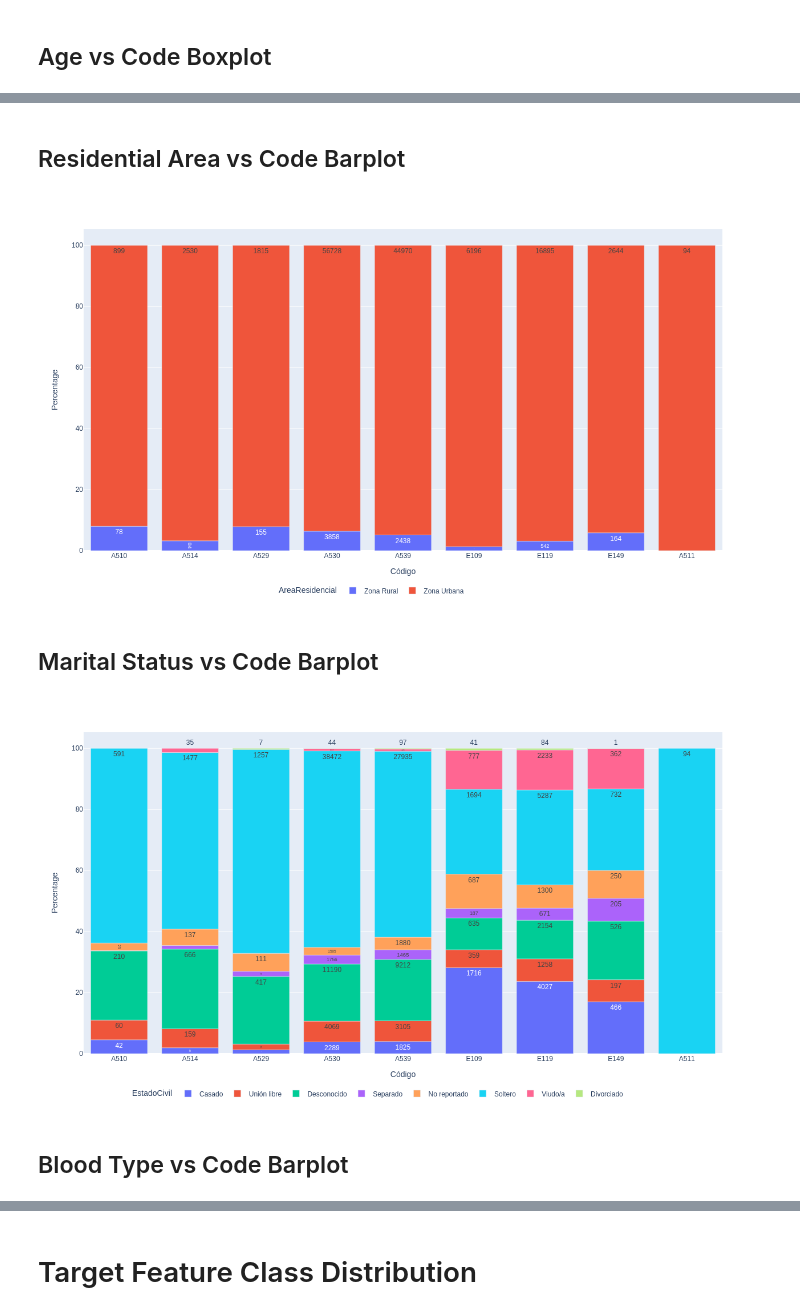
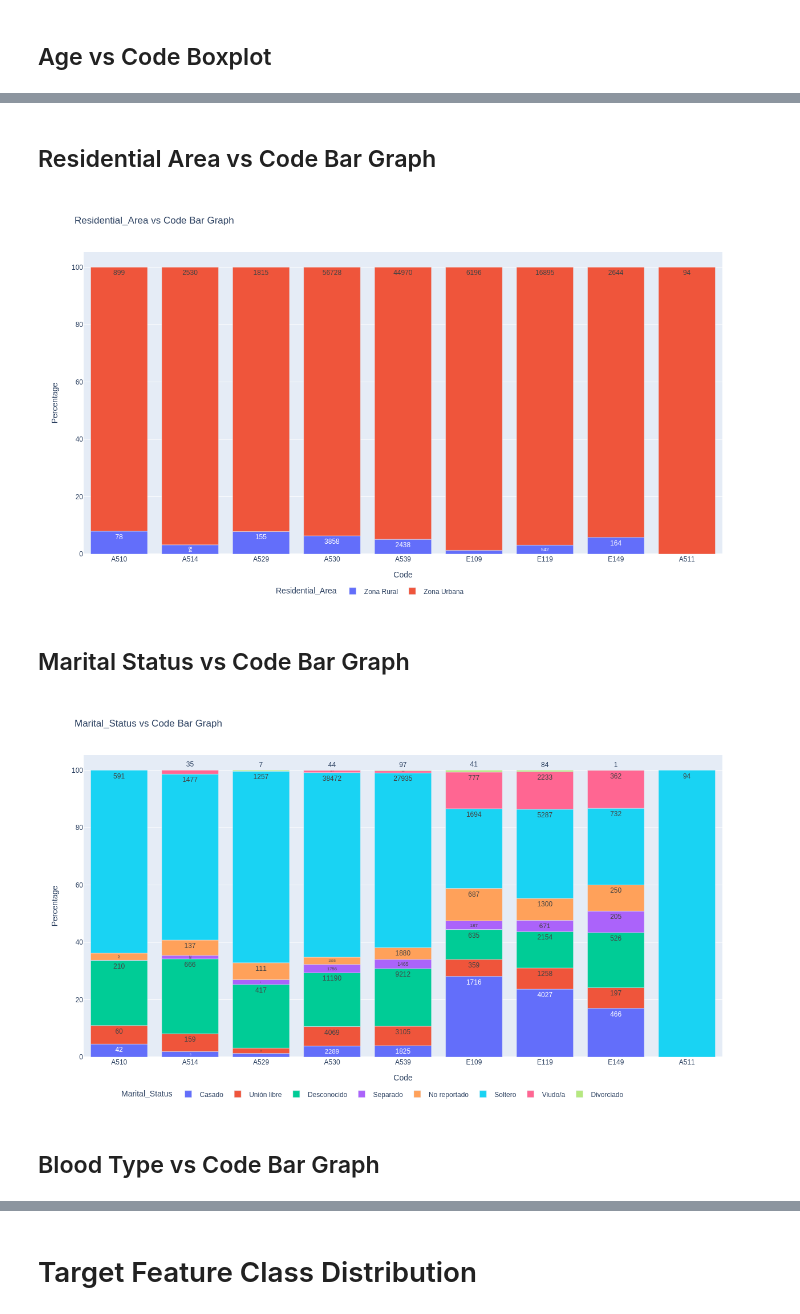
Before and after one commit to JuanGomez12/DataScience4AllProject, a Jupyter notebook: scripts/deep_EDA.ipynb, the cells around one changed output, grey strips where cells are left out. Drawn from its saved outputs; the diff is of its cells as text; code cells hidden in the pictures.

```diff
--- a/scripts/deep_EDA.ipynb
+++ b/scripts/deep_EDA.ipynb
@@ -27,6 +32,10 @@ png_renderer.width = 1280
 png_renderer.height = 720
 
 pio.renderers.default = "png"
+
+cleaning_dict_path = "utils/lab_test_name_aggregation.json"
+figure_save_path = Path('data') / 'output' / 'figures' / 'EDA'
+figure_save_path.mkdir(parents=True, exist_ok=True)
 # %%
 def download_file(url: str, local_filename: Optional[str] = None):
     if local_filename is None:
@@ -163,11 +170,14 @@ merged_lab.head(5)
 | 4 | 95627 | 902209 | hemograma iii (hemoglobina, hemat... | 22/02/2022 18:43 | NaN | 2022-02-22 18:43:00 | A530 | SIFILIS LATENTE, NO ESPECIFICADA ... |
 # %% [markdown]
  # Sociodemographic vs medical notes EDA
+# %%
+# Lets first translate the names of the features so they look nicer on the charts
+merged_translated = merged.rename(columns={'Edad':'Age', 'Código':'Code', 'TSangre':'Blood_Type', 'EstadoCivil':'Marital_Status', 'GrupoEtnico':'Ethnic_Group', 'Genero':'Gender', 'AreaResidencial':'Residential_Area'})
 # %%
 # Define an auxiliary function
 def percentage_for_code(df, row):
     count = row["Count"]
-    total_for_code = df[df.Código == row["Código"]].Count.sum()
+    total_for_code = df[df.Code == row["Code"]].Count.sum()
     return round(100 * count / total_for_code, 2)
 # %% [markdown]
 ## Age vs Code Histogram
@@ -290,31 +301,32 @@ fig.show()
 # %% [markdown]
-## Residential Area vs Code Barplot
+## Residential Area vs Code Bar Graph
 # %%
-var_of_interest = "AreaResidencial"
+var_of_interest = "Residential_Area"
 
 df_analysis = (
-    merged[["Nombre", "Código", var_of_interest]].value_counts().to_frame("Count")
+    merged_translated[["Nombre", "Code", var_of_interest]].value_counts().to_frame("Count")
 )
 df_analysis["Percentage"] = (df_analysis.Count / sum(df_analysis.Count) * 100).round(2)
-df_analysis.sort_values(["Código", "Count"], ascending=False)
+df_analysis.sort_values(["Code", "Count"], ascending=False)
 
 df_analysis = df_analysis.reset_index()
 df_analysis["Percentage"] = df_analysis.apply(
     lambda row: percentage_for_code(df_analysis, row), axis=1
 )
-df_analysis = df_analysis.sort_values(["Código"])
+df_analysis = df_analysis.sort_values(["Code"])
 
 fig = px.bar(
     df_analysis,
-    x="Código",
+    x="Code",
     y=["Percentage"],
     color=var_of_interest,
-    # text=df_analysis['Percentage'].apply(lambda x: '{0:1.2f}%'.format(x)),
     text=df_analysis["Count"],
     labels={
         "value": "Percentage",
     },
+    title=f"{var_of_interest} vs Code Bar Graph",
 )
+
 fig.update_layout(legend=dict(
     orientation="h",
     yanchor="bottom",
@@ -322,51 +334,52 @@ fig.update_layout(legend=dict(
     xanchor="right",
     x=0.6
 ))
-# fig.update_layout(height=400, width=800)
-# fig.update_layout(xaxis={'categoryorder':'total descending'})
+
+fig.write_image(str(figure_save_path / f'{var_of_interest.lower()}_vs_code_boxplot.png'))
 fig.show()
 # %% [output]
-[figure, old version]
+[figure, new version]
 # %% [markdown]
-## Marital Status vs Code Barplot
+## Marital Status vs Code Bar Graph
 # %%
-var_of_interest = "EstadoCivil"
+var_of_interest = "Marital_Status"
 
 df_analysis = (
-    merged[["Nombre", "Código", var_of_interest]].value_counts().to_frame("Count")
+    merged_translated[["Nombre", "Code", var_of_interest]].value_counts().to_frame("Count")
 )
 df_analysis["Percentage"] = (df_analysis.Count / sum(df_analysis.Count) * 100).round(2)
-df_analysis.sort_values(["Código", "Count"], ascending=False)
+df_analysis.sort_values(["Code", "Count"], ascending=False)
 
 df_analysis = df_analysis.reset_index()
 df_analysis["Percentage"] = df_analysis.apply(
     lambda row: percentage_for_code(df_analysis, row), axis=1
 )
-df_analysis = df_analysis.sort_values(["Código"])
+df_analysis = df_analysis.sort_values(["Code"])
 
 fig = px.bar(
     df_analysis,
-    x="Código",
+    x="Code",
     y=["Percentage"],
     color=var_of_interest,
-    # text=df_analysis['Percentage'].apply(lambda x: '{0:1.2f}%'.format(x)),
     text=df_analysis["Count"],
     labels={
         "value": "Percentage",
     },
+    title=f"{var_of_interest} vs Code Bar Graph",
 )
+
 fig.update_layout(legend=dict(
     orientation="h",
     yanchor="bottom",
     y=-0.15,
     xanchor="right",
     x=0.85
 ))
-# fig.update_layout(height=400, width=800)
-# fig.update_layout(xaxis={'categoryorder':'total descending'})
+
+fig.write_image(str(figure_save_path / f'{var_of_interest.lower()}_vs_code_boxplot.png'))
 fig.show()
 # %% [output]
-[figure, old version]
+[figure, new version]
 # %% [markdown]
-## Blood Type vs Code Barplot
+## Blood Type vs Code Bar Graph
 # %%
```
Also changed, not shown: parts of 31 cells of this notebook.
